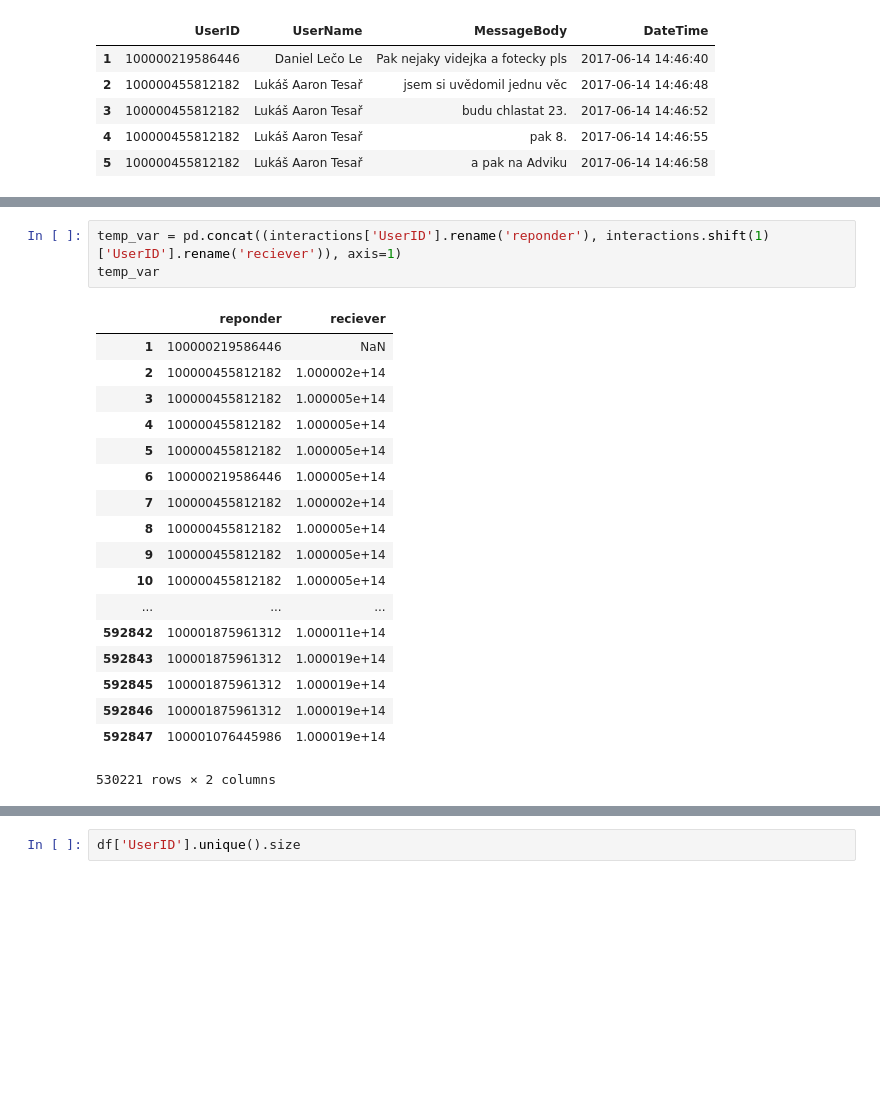
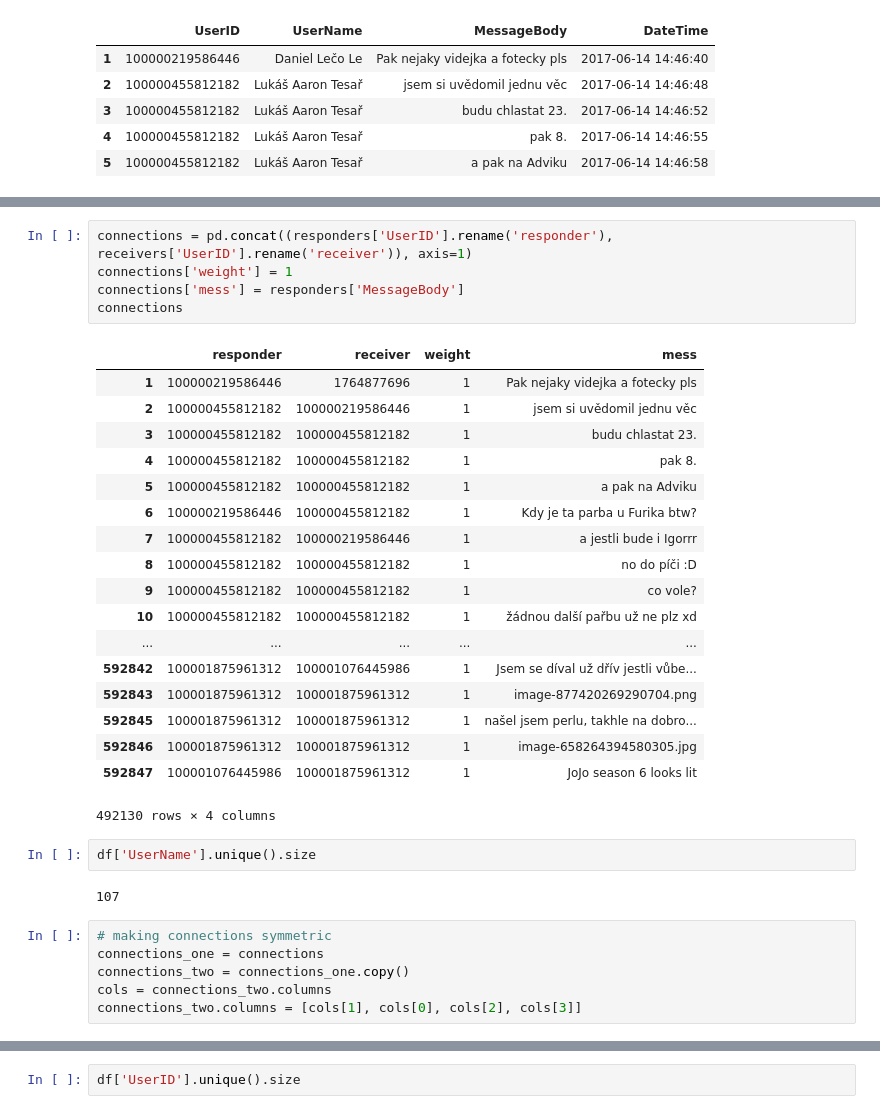
Before and after one commit to racinmat/fb-messages-downloading, a Jupyter notebook: chat_analysis.ipynb, the cells around one changed output, grey strips where cells are left out. Cells and saved outputs as stored; diff of their text form; blank space fills up the shorter version.

```diff
--- a/chat_analysis.ipynb
+++ b/chat_analysis.ipynb
@@ -350,22 +350,34 @@ responders.head(26).tail(5)
-# %%
-temp_var = pd.concat((interactions['UserID'].rename('reponder'), interactions.shift(1)['UserID'].rename('reciever')), axis=1)
-temp_var
-# %% [output]
-|  | reponder | reciever |
-| 1 | 100000219586446 | NaN |
-| 2 | 100000455812182 | 1.000002e+14 |
-| 3 | 100000455812182 | 1.000005e+14 |
-| 4 | 100000455812182 | 1.000005e+14 |
-| 5 | 100000455812182 | 1.000005e+14 |
-| 6 | 100000219586446 | 1.000005e+14 |
-| 7 | 100000455812182 | 1.000002e+14 |
-| 8 | 100000455812182 | 1.000005e+14 |
-| 9 | 100000455812182 | 1.000005e+14 |
-| 10 | 100000455812182 | 1.000005e+14 |
-| ... | ... | ... |
-| 592842 | 100001875961312 | 1.000011e+14 |
-| 592843 | 100001875961312 | 1.000019e+14 |
-| 592845 | 100001875961312 | 1.000019e+14 |
-| 592846 | 100001875961312 | 1.000019e+14 |
-| 592847 | 100001076445986 | 1.000019e+14 |
-530221 rows × 2 columns
+# %%
+connections = pd.concat((responders['UserID'].rename('responder'), receivers['UserID'].rename('receiver')), axis=1)
+connections['weight'] = 1
+connections['mess'] = responders['MessageBody']
+connections
+# %% [output]
+|  | responder | receiver | weight | mess |
+| 1 | 100000219586446 | 1764877696 | 1 | Pak nejaky videjka a fotecky pls |
+| 2 | 100000455812182 | 100000219586446 | 1 | jsem si uvědomil jednu věc |
+| 3 | 100000455812182 | 100000455812182 | 1 | budu chlastat 23. |
+| 4 | 100000455812182 | 100000455812182 | 1 | pak 8. |
+| 5 | 100000455812182 | 100000455812182 | 1 | a pak na Adviku |
+| 6 | 100000219586446 | 100000455812182 | 1 | Kdy je ta parba u Furika btw? |
+| 7 | 100000455812182 | 100000219586446 | 1 | a jestli bude i Igorrr |
+| 8 | 100000455812182 | 100000455812182 | 1 | no do píči :D |
+| 9 | 100000455812182 | 100000455812182 | 1 | co vole? |
+| 10 | 100000455812182 | 100000455812182 | 1 | žádnou další pařbu už ne plz xd |
+| ... | ... | ... | ... | ... |
+| 592842 | 100001875961312 | 100001076445986 | 1 | Jsem se díval už dřív jestli vůbe... |
+| 592843 | 100001875961312 | 100001875961312 | 1 | image-877420269290704.png |
+| 592845 | 100001875961312 | 100001875961312 | 1 | našel jsem perlu, takhle na dobro... |
+| 592846 | 100001875961312 | 100001875961312 | 1 | image-658264394580305.jpg |
+| 592847 | 100001076445986 | 100001875961312 | 1 | JoJo season 6 looks lit |
+492130 rows × 4 columns
+# %%
+df['UserName'].unique().size
+# %% [output]
+107
+# %%
+# making connections symmetric
+connections_one = connections
+connections_two = connections_one.copy()
+cols = connections_two.columns
+connections_two.columns = [cols[1], cols[0], cols[2], cols[3]]
```
Also changed, not shown: parts of 21 cells of this notebook, 5 other files.
